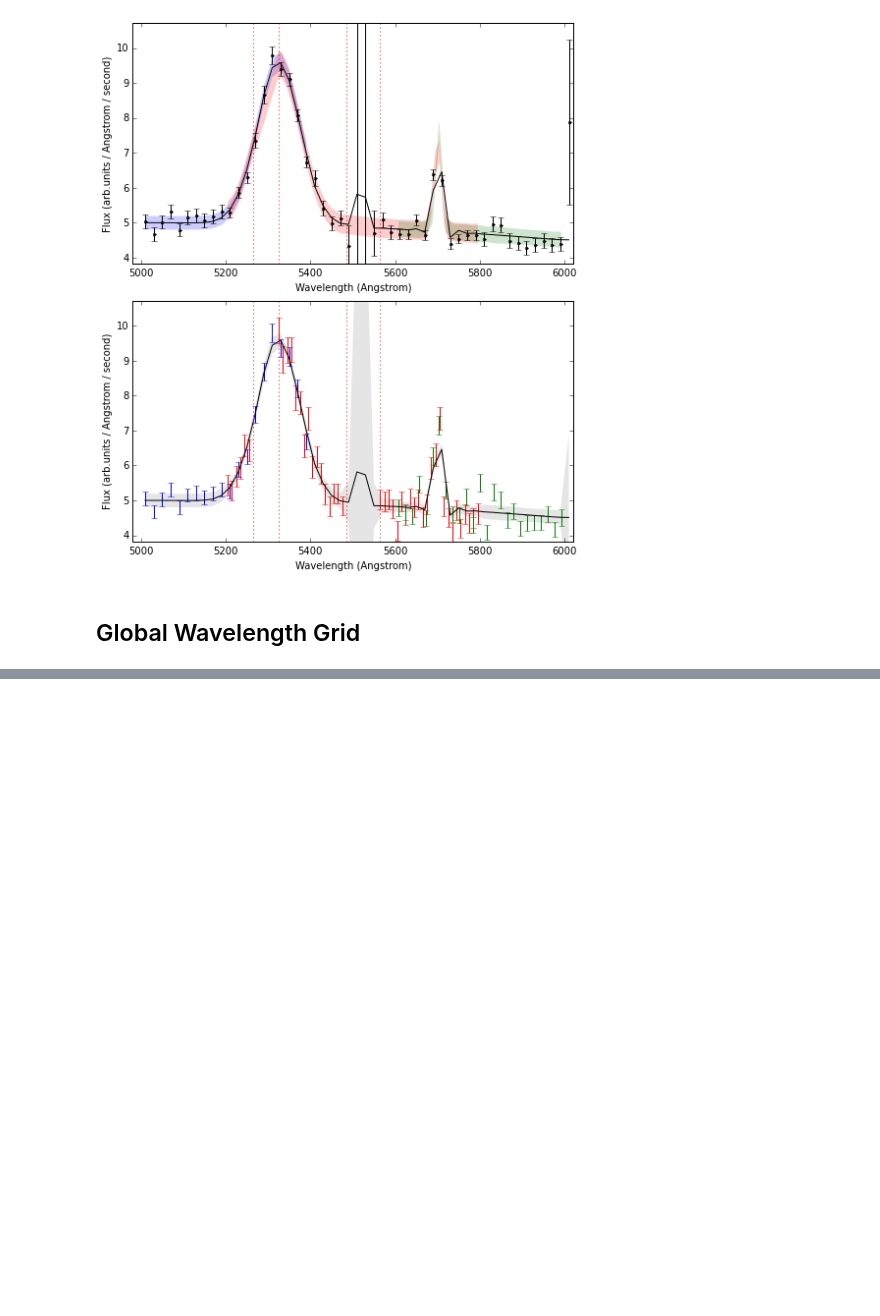
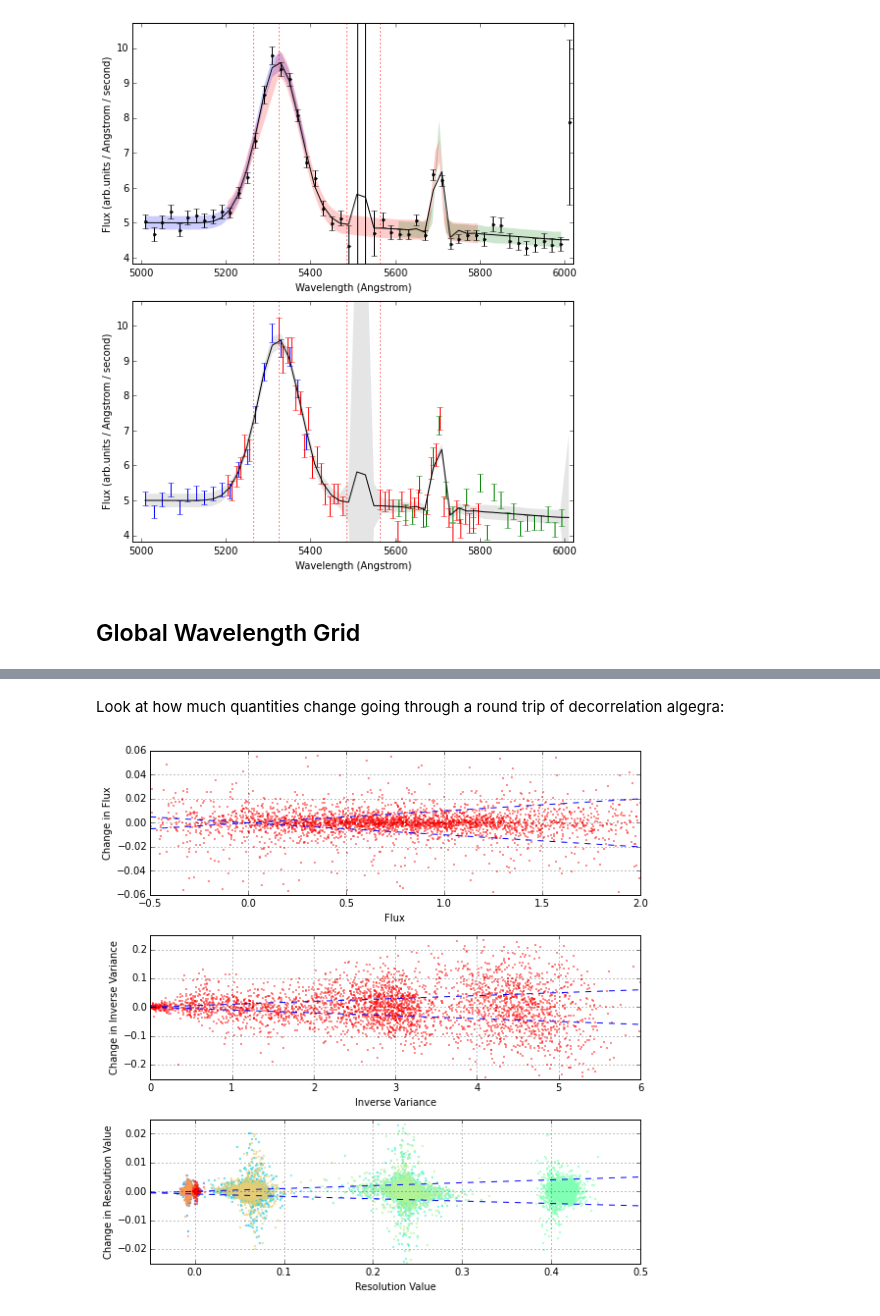
Before and after one commit to desihub/desispec, a Jupyter notebook: doc/nb/SpectroPerfectCoadds.ipynb, the cells around one changed output, grey strips where cells are left out. Cells and saved outputs as stored; diff of their text form; code cells hidden in the pictures; blank space fills up the shorter version.

```diff
--- a/doc/nb/SpectroPerfectCoadds.ipynb
+++ b/doc/nb/SpectroPerfectCoadds.ipynb
@@ -717,0 +753,2 @@ plot_grids(save='../tex/fig/grids.pdf')
+# %%
+spectrum = brick_load(brick_file,0)
@@ -717,0 +801,2 @@ plot_grids(save='../tex/fig/grids.pdf')
+# %% [markdown]
+Look at how much quantities change going through a round trip of decorrelation algegra:
@@ -717,0 +811,45 @@ plot_grids(save='../tex/fig/grids.pdf')
+# %%
+def round_trip_plot(ndiag=5,save=None):
+    plt.figure(figsize=(8,8))
+    #
+    plt.subplot(3,1,1)
+    plt.scatter(flux1,flux2-flux1,alpha=0.5,s=1.,color='r')
+    plt.xlim(-0.5,2.)
+    plt.ylim(-0.06,0.06)
+    plt.xlabel('Flux')
+    plt.ylabel('Change in Flux')
+    plt.plot((-0.5,2.),(-0.005,+0.02),'b--')
+    plt.plot((-0.5,2.),(+0.005,-0.02),'b--')
+    plt.grid()
+    #
+    plt.subplot(3,1,2)
+    plt.scatter(ivar1,ivar2-ivar1,alpha=0.5,s=1.,color='r')
+    plt.xlim(0.,6.)
+    plt.ylim(-0.25,0.25)
+    plt.xlabel('Inverse Variance')
+    plt.ylabel('Change in Inverse Variance')
+    plt.plot((0,6),(0,+0.06),'b--')
+    plt.plot((0,6),(0,-0.06),'b--')
+    plt.grid()
+    #
+    plt.subplot(3,1,3)
+    colors = iter(matplotlib.cm.rainbow(np.linspace(0, 1, 2*ndiag+1)))
+    for k in range(-ndiag,ndiag+1):
+        d1 = np.diag(R1,k=k)
+        d2 = np.diag(R2,k=k)
+        plt.scatter(d1,d2-d1,s=2.,alpha=0.5,color=next(colors))
+    plt.xlim(-0.05,0.5)
+    plt.ylim(-0.025,0.025)
+    plt.xlabel('Resolution Value')
+    plt.ylabel('Change in Resolution Value')
+    plt.plot((-0.05,0.5),(-0.0005,+0.005),'b--')
+    plt.plot((-0.05,0.5),(-0.0005,-0.005),'b--')
+    plt.grid()
+    #
+    plt.tight_layout()
+    if save:
+        plt.savefig(save)
+# %%
+round_trip_plot()#save='../tex/fig/roundtrip.png')
+# %% [output]
+[figure, added]
```
Also changed, not shown: parts of 22 cells of this notebook.
